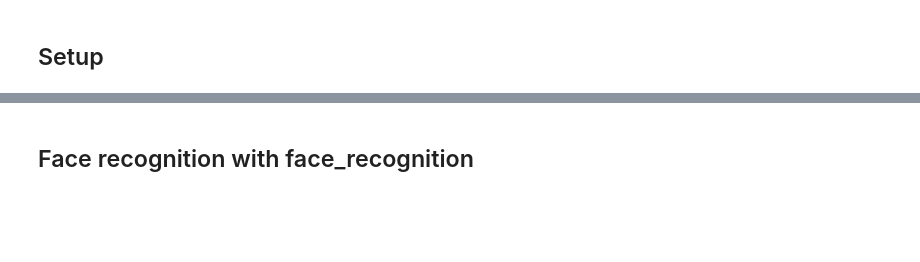
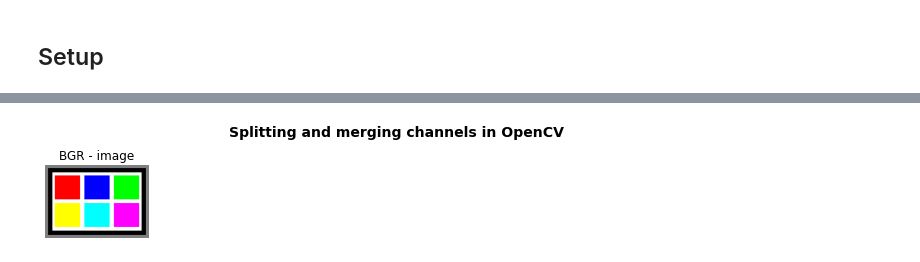
Before and after one commit to rahiakela/opencv-projects-and-guide, a Jupyter notebook: mastering-opencv4-with-python/5-image-processing-techniques/1_image_channels_splitting_and_merging.ipynb, the cells around one changed output, grey strips where cells are left out. Cells and saved outputs as stored; diff of their text form; code cells hidden in the pictures; blank space fills up the shorter version.

```diff
--- a/mastering-opencv4-with-python/5-image-processing-techniques/1_image_channels_splitting_and_merging.ipynb
+++ b/mastering-opencv4-with-python/5-image-processing-techniques/1_image_channels_splitting_and_merging.ipynb
@@ -218,2 +11,0 @@ considered from another person (the obtained value is greater than 0.6).
-# %% [markdown]
-## Face recognition with face_recognition
@@ -219,0 +21,22 @@ considered from another person (the obtained value is greater than 0.6).
+# %%
+def show_with_matplotlib(color_img, title, pos):
+  """Shows an image using matplotlib capabilities"""
+
+  # Convert BGR image to RGB
+  img_RGB = color_img[:, :, ::-1]
+
+  ax = plt.subplot(3, 6, pos)
+  plt.imshow(img_RGB)
+  plt.title(title)
+  plt.axis('off')
+# %%
+# Load the original image
+image = cv2.imread("color_spaces.png")
+
+# create a figure() object with appropriate size and title
+plt.figure(figsize=(13, 5))
+plt.suptitle("Splitting and merging channels in OpenCV", fontsize=14, fontweight="bold")
+
+show_with_matplotlib(image, "BGR - image", 1)
+# %% [output]
+[figure, added]
```
Also changed, not shown: parts of 37 cells of this notebook.
